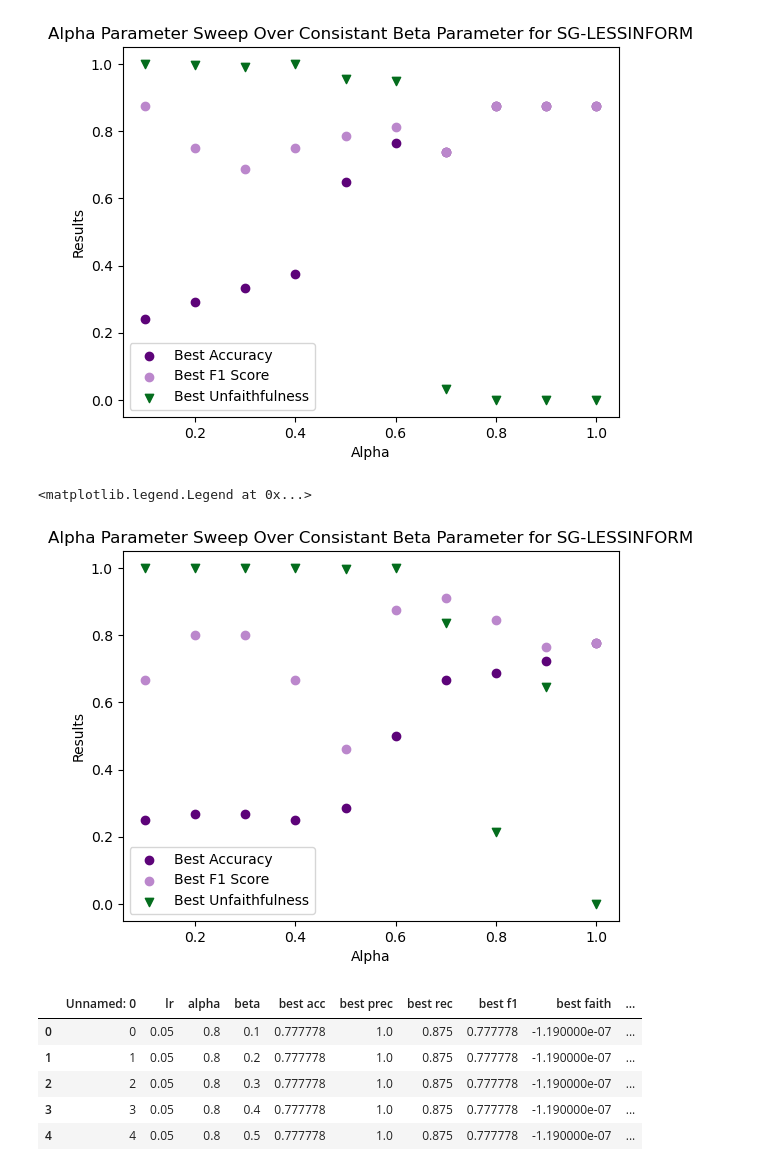
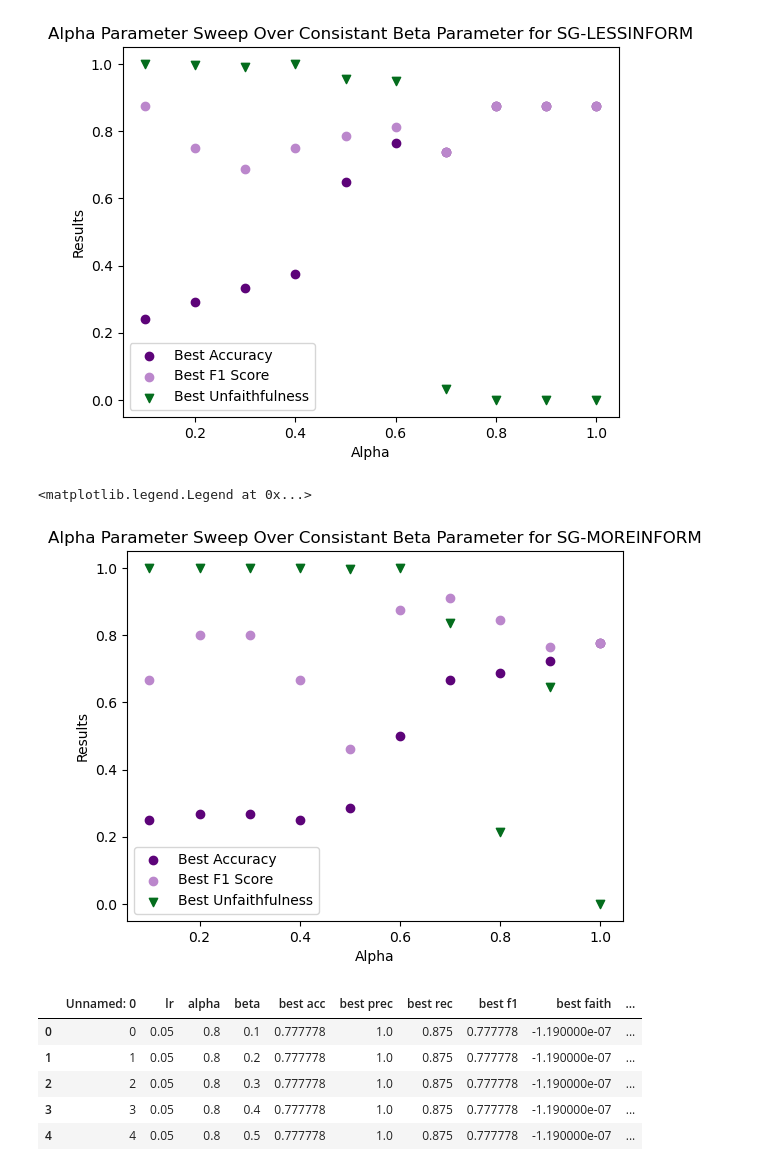
Before and after one commit to wsloneker/BetaExplainerDemo, a Jupyter notebook: Param Sweep/ParameterSweepxAI.ipynb, the cells around one changed output. Saved outputs shown, nothing was run; the diff lists cells and outputs as text; code cells hidden in the pictures.

```diff
--- a/Param Sweep/ParameterSweepxAI.ipynb
+++ b/Param Sweep/ParameterSweepxAI.ipynb
@@ -141,15 +141,15 @@ plt.legend()
 # %%
 curr = beta_consist[beta_consist['Dataset'] == 'SG-MOREINFORM']
 plt.scatter(list(curr['alpha']), list(curr['best acc']), color='#5d0379', marker='o', label='Best Accuracy')
 plt.scatter(list(curr['alpha']), list(curr['best f1']), color='#bb87cc', marker='o', label='Best F1 Score')
 plt.scatter(list(curr['alpha']), list(curr['best faith']), color='#046d1d', marker='v', label='Best Unfaithfulness')
-plt.title('Alpha Parameter Sweep Over Consistant Beta Parameter for SG-LESSINFORM')
+plt.title('Alpha Parameter Sweep Over Consistant Beta Parameter for SG-MOREINFORM')
 plt.xlabel('Alpha')
 plt.ylabel('Results')
 plt.legend()
 # %% [output]
 <matplotlib.legend.Legend at 0x...>
-[figure, old version]
+[figure, new version]
 # %%
 df.head()
 # %% [output]
```
Also changed, not shown: 43 other files.
